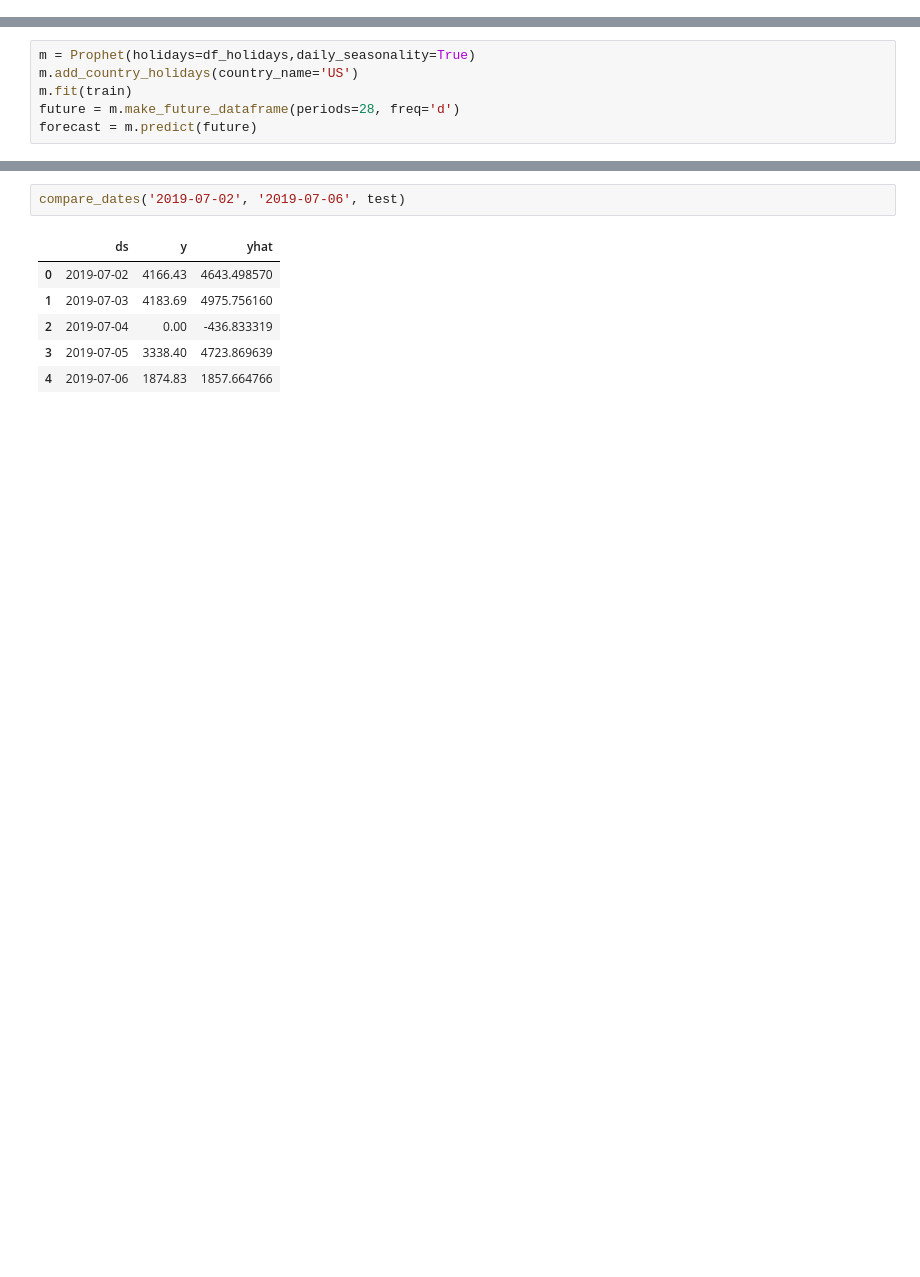
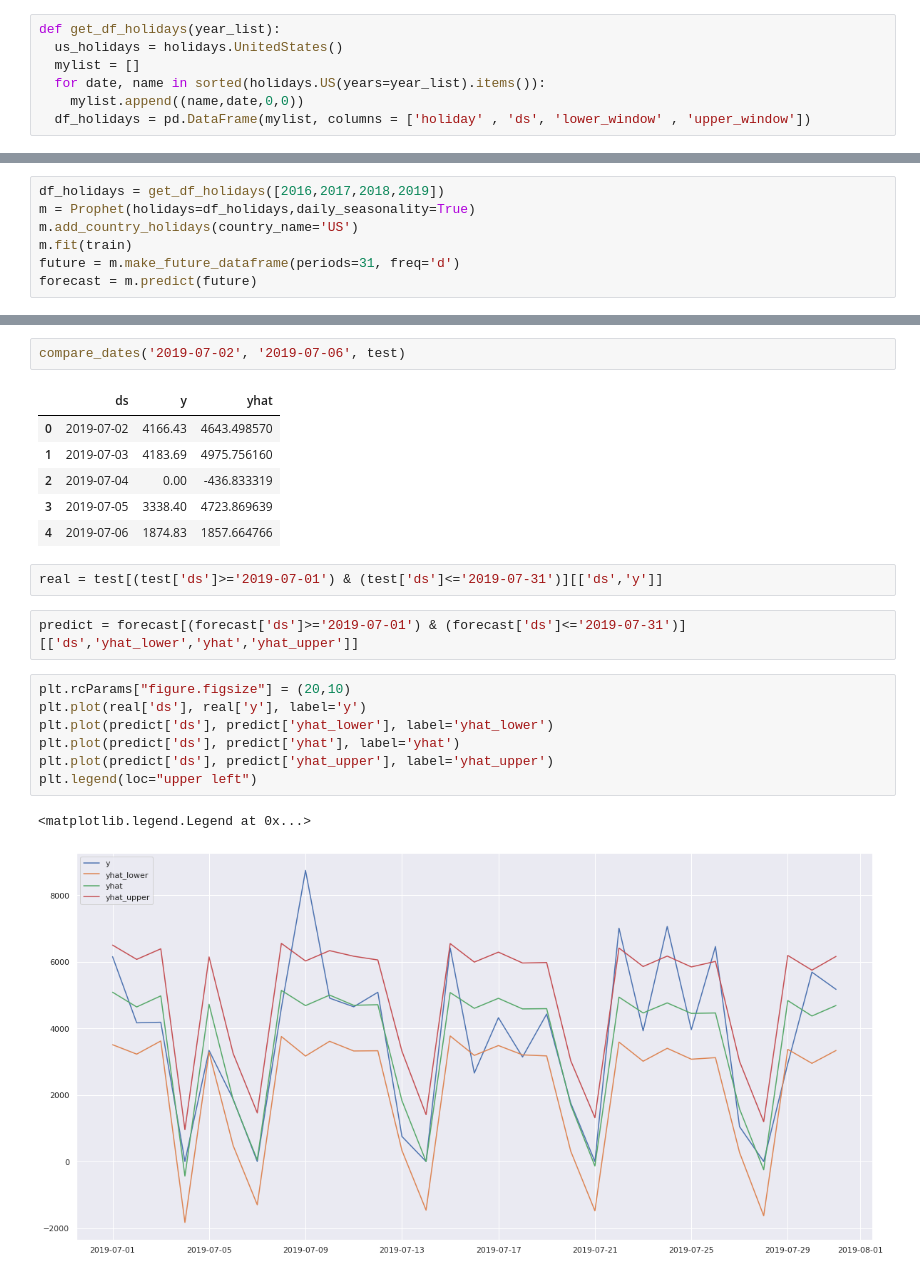
Before and after one commit to BlueOrangeDigital/TimeSeries, a Jupyter notebook: RevenuePerDoctor.ipynb, the cells around one changed output, grey strips where cells are left out. Cells and saved outputs as stored; diff of their text form; blank space fills up the shorter version.

Commit message:
Include graphs for each prediction with holidays

```diff
--- a/RevenuePerDoctor.ipynb
+++ b/RevenuePerDoctor.ipynb
@@ -59,0 +63,7 @@ print(test.shape)
+# %%
+def get_df_holidays(year_list):
+  us_holidays = holidays.UnitedStates()
+  mylist = []
+  for date, name in sorted(holidays.US(years=year_list).items()):
+    mylist.append((name,date,0,0))
+  df_holidays = pd.DataFrame(mylist, columns = ['holiday' , 'ds', 'lower_window' , 'upper_window'])
@@ -102,8 +101,9 @@ Fit Model
 # %%
+df_holidays = get_df_holidays([2016,2017,2018,2019])
 m = Prophet(holidays=df_holidays,daily_seasonality=True)
 m.add_country_holidays(country_name='US')
 m.fit(train)
-future = m.make_future_dataframe(periods=28, freq='d')
+future = m.make_future_dataframe(periods=31, freq='d')
 forecast = m.predict(future)
 # %%
 fig_decompose = m.plot_components(forecast)
@@ -122,3 +118,17 @@ compare_dates('2019-07-02', '2019-07-06', test)
 | 2 | 2019-07-04 | 0.00 | -436.833319 |
 | 3 | 2019-07-05 | 3338.40 | 4723.869639 |
 | 4 | 2019-07-06 | 1874.83 | 1857.664766 |
+# %%
+real = test[(test['ds']>='2019-07-01') & (test['ds']<='2019-07-31')][['ds','y']]
+# %%
+predict = forecast[(forecast['ds']>='2019-07-01') & (forecast['ds']<='2019-07-31')][['ds','yhat_lower','yhat','yhat_upper']]
+# %%
+plt.rcParams["figure.figsize"] = (20,10)
+plt.plot(real['ds'], real['y'], label='y')
+plt.plot(predict['ds'], predict['yhat_lower'], label='yhat_lower')
+plt.plot(predict['ds'], predict['yhat'], label='yhat')
+plt.plot(predict['ds'], predict['yhat_upper'], label='yhat_upper')
+plt.legend(loc="upper left")
+# %% [output]
+<matplotlib.legend.Legend at 0x...>
+[figure, added]
```
Also changed, not shown: parts of 25 cells of this notebook.
